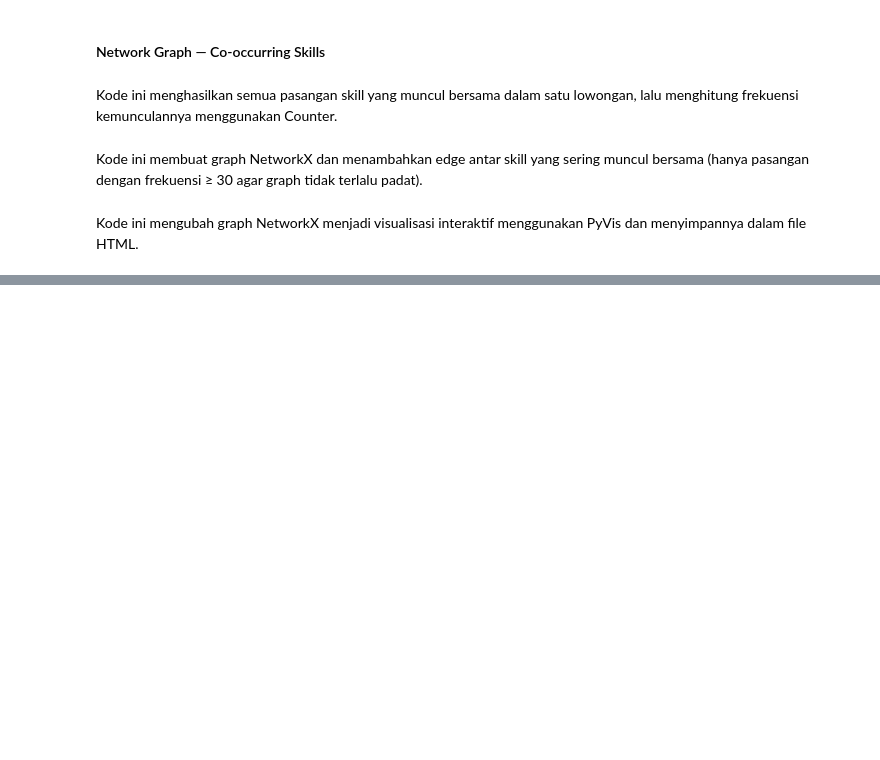
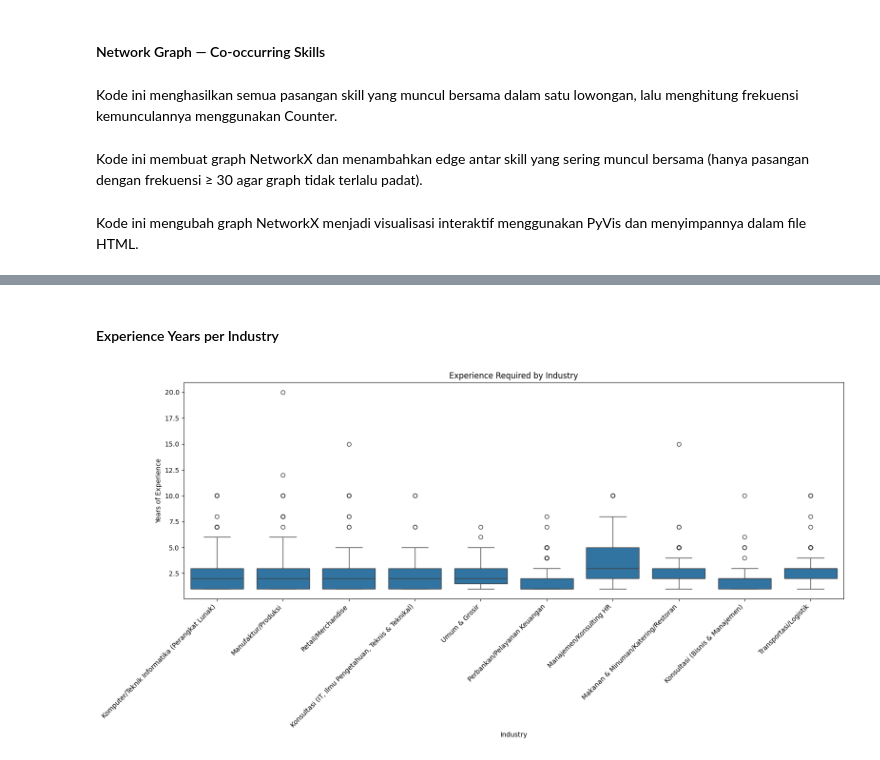
Before and after one commit to muhanangmahrub/Career-Path-Navigator, a Jupyter notebook: notebooks/anang/EDA & Visualization.ipynb, the cells around one changed output, grey strips where cells are left out. Saved outputs shown, nothing was run; the diff lists cells and outputs as text; code cells hidden in the pictures; blank space fills up the shorter version.

```diff
--- a/notebooks/anang/EDA & Visualization.ipynb
+++ b/notebooks/anang/EDA & Visualization.ipynb
@@ -412,0 +603,18 @@ skill_network.html
+# %% [markdown]
+#### Experience Years per Industry
+# %%
+plt.figure(figsize=(16, 8))
+sns.boxplot(
+    data=df_top,
+    x="company_industry",
+    y="experience_years"
+)
+
+plt.title("Experience Required by Industry")
+plt.xlabel("Industry")
+plt.ylabel("Years of Experience")
+plt.xticks(rotation=45, ha='right')
+plt.tight_layout()
+plt.show()
+# %% [output]
+[figure, added]
```
Also changed, not shown: parts of 26 cells of this notebook, 1 other file.
